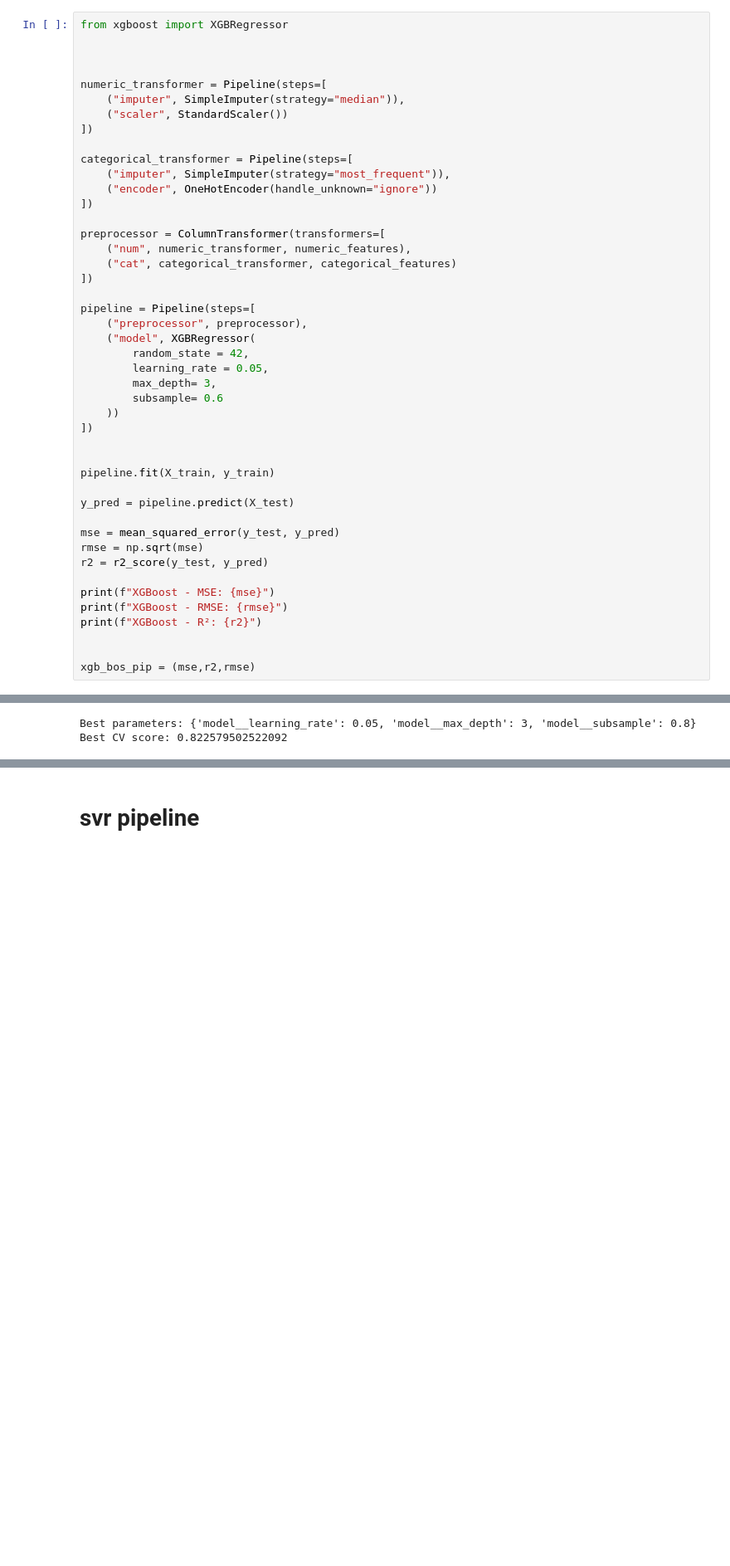
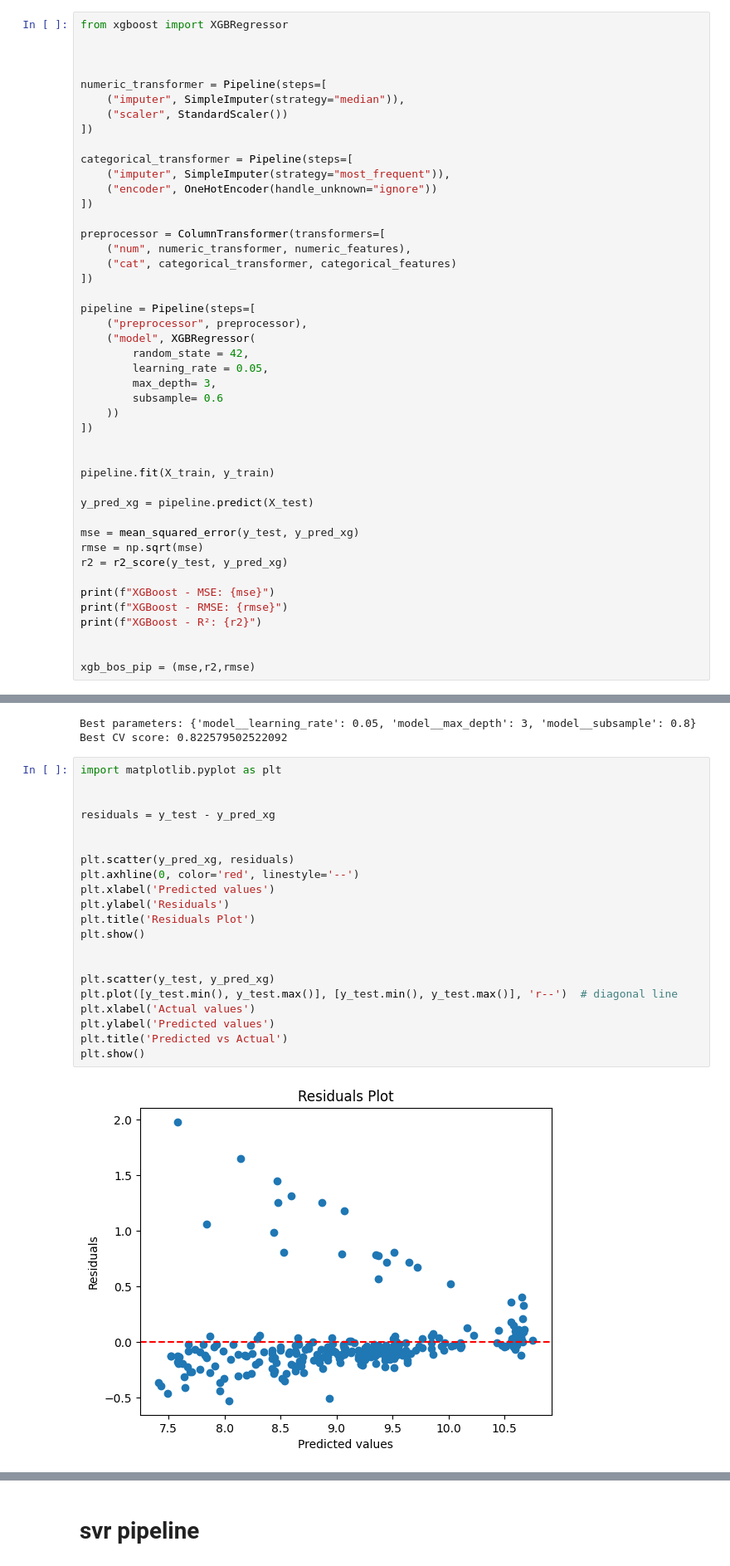
Before and after one commit to YassineSnaiki/medical-charges-predictor, a Jupyter notebook: notebooks/01_data_exploration.ipynb, the cells around one changed output, grey strips where cells are left out. Shown at 83% size. Cells and saved outputs as stored; diff of their text form; blank space fills up the shorter version.

```diff
--- a/notebooks/01_data_exploration.ipynb
+++ b/notebooks/01_data_exploration.ipynb
@@ -631,11 +654,11 @@ pipeline = Pipeline(steps=[
 
 pipeline.fit(X_train, y_train)
 
-y_pred = pipeline.predict(X_test)
+y_pred_xg = pipeline.predict(X_test)
 
-mse = mean_squared_error(y_test, y_pred)
+mse = mean_squared_error(y_test, y_pred_xg)
 rmse = np.sqrt(mse)
-r2 = r2_score(y_test, y_pred)
+r2 = r2_score(y_test, y_pred_xg)
 
 print(f"XGBoost - MSE: {mse}")
 print(f"XGBoost - RMSE: {rmse}")
@@ -669,3 +692,26 @@ print("Best CV score:", grid_search.best_score_)
 # %% [output]
 Best parameters: {'model__learning_rate': 0.05, 'model__max_depth': 3, 'model__subsample': 0.8}
 Best CV score: 0.822579502522092
+# %%
+import matplotlib.pyplot as plt
+
+
+residuals = y_test - y_pred_xg
+
+
+plt.scatter(y_pred_xg, residuals)
+plt.axhline(0, color='red', linestyle='--')
+plt.xlabel('Predicted values')
+plt.ylabel('Residuals')
+plt.title('Residuals Plot')
+plt.show()
+
+
+plt.scatter(y_test, y_pred_xg)
+plt.plot([y_test.min(), y_test.max()], [y_test.min(), y_test.max()], 'r--')  # diagonal line
+plt.xlabel('Actual values')
+plt.ylabel('Predicted values')
+plt.title('Predicted vs Actual')
+plt.show()
+# %% [output]
+[figure, added]
```
Also changed, not shown: parts of 2 cells of this notebook.
